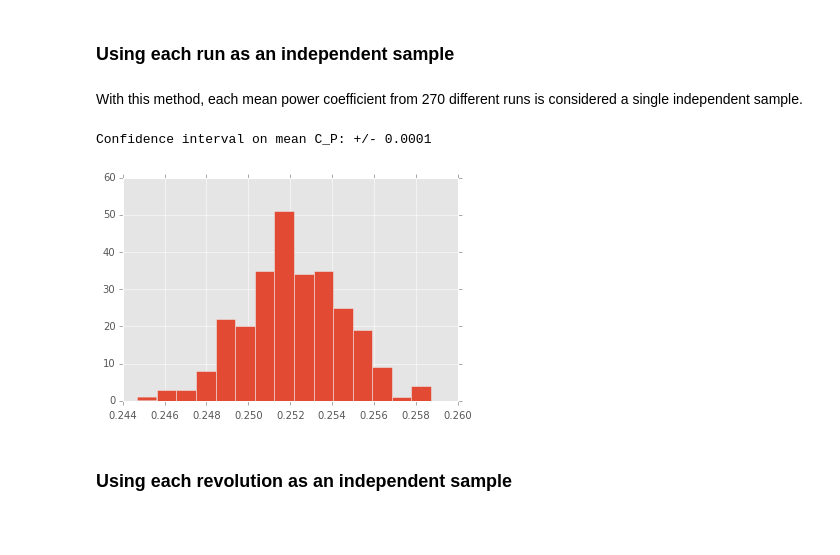
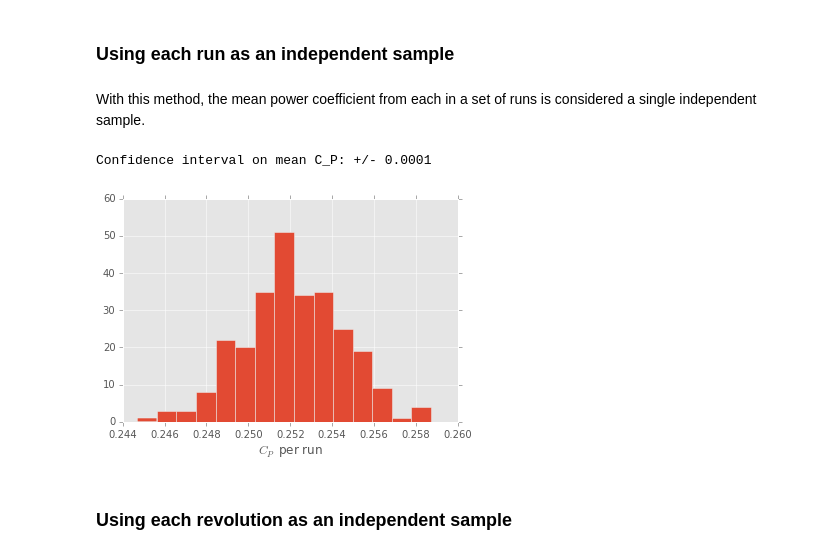
Before and after one commit to UNH-CORE/RVAT-Re-dep, a Jupyter notebook: Documents/IPython notebooks/uncertainty.ipynb, the cells around one changed output. Drawn from its saved outputs; the diff is of its cells as text; code cells hidden in the pictures; blank space fills up the shorter version.

```diff
--- a/Documents/IPython notebooks/uncertainty.ipynb
+++ b/Documents/IPython notebooks/uncertainty.ipynb
@@ -42,11 +42,10 @@ if os.path.split(os.getcwd())[-1] == "IPython notebooks":
 from Modules.processing import *
 import matplotlib.pyplot as plt
 %matplotlib inline
-import matplotlib
-matplotlib.style.use("ggplot")
+plt.style.use("ggplot")
 
 run = Run("Wake-1.0", 18)
-run.calcperf()
+run.calc_perf()
 plt.plot(run.t_ni_trimmed, run.cp_trimmed)
 plt.xlabel("$t$ (s)")
 plt.ylabel("$C_P$")
@@ -87,7 +86,7 @@ The histogram of power coefficient is shown above. Since it is sinusoid-like, th
 # %% [markdown]
 ### Using each run as an independent sample
 # %% [markdown]
-With this method, each mean power coefficient from 270 different runs is considered a single independent sample.
+With this method, the mean power coefficient from each in a set of runs is considered a single independent sample.
 # %%
 runs = np.arange(270)
 cp = np.zeros(len(runs))
@@ -106,8 +105,9 @@ print(r"Confidence interval on mean C_P: +/-", np.round(mean_uncertainty/2, deci
 Confidence interval on mean C_P: +/- 0.0001
 # %%
 plt.hist(cp, bins=15)
+plt.xlabel("$C_P$ per run")
 plt.show()
 # %% [output]
-[figure, old version]
+[figure, new version]
 # %% [markdown]
 ### Using each revolution as an independent sample
```
Also changed, not shown: parts of 8 cells of this notebook.
